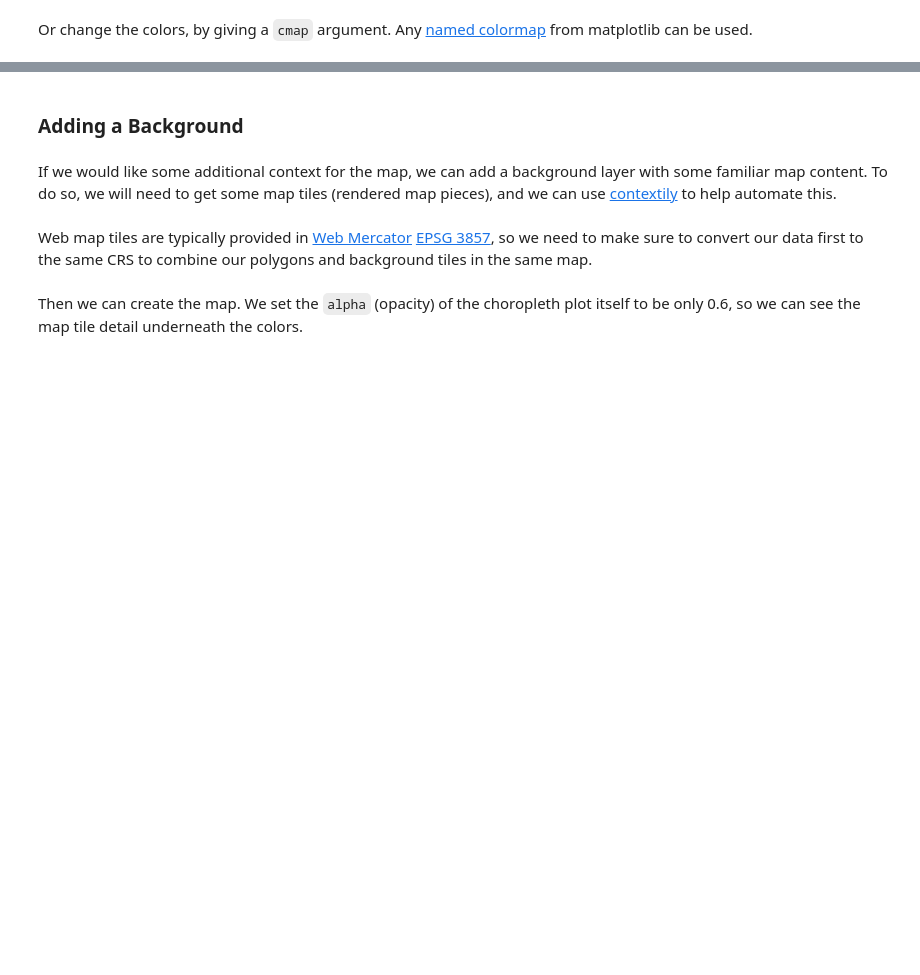
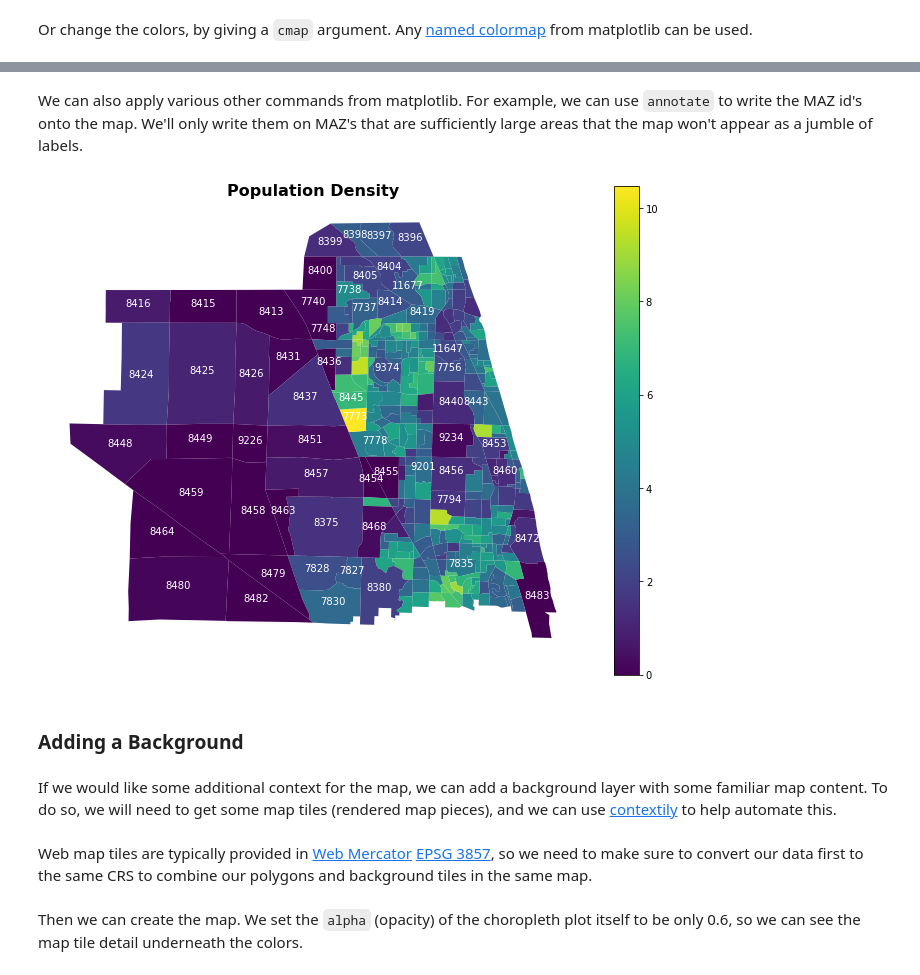
Before and after one commit to jpn--/python-for-transportation-modeling, a Jupyter notebook: course-content/geographic-analysis/static-maps.ipynb, the cells around one changed output, grey strips where cells are left out. Saved outputs shown, nothing was run; the diff lists cells and outputs as text; code cells hidden in the pictures; blank space fills up the shorter version.

```diff
--- a/course-content/geographic-analysis/static-maps.ipynb
+++ b/course-content/geographic-analysis/static-maps.ipynb
@@ -151,3 +151,27 @@ ax = maz1.plot(ax=ax, column='PopDen', legend=True, cmap='OrRd')
+# %% [markdown]
+We can also apply various other commands from matplotlib.  For example, we
+can use `annotate` to write the MAZ id's onto the map.  We'll only write them
+on MAZ's that are sufficiently large areas that the map won't appear as a
+jumble of labels.
+# %%
+def annotate_map(ax, gdf, annot, row_slice=slice(None), **kwargs):
+    gdf.loc[row_slice].apply(
+        lambda x: ax.annotate(
+            s=annot.format(**x),
+            xy=x.geometry.centroid.coords[0],
+            horizontalalignment='center',
+            **kwargs,
+        ),
+        axis=1,
+    )
+
+fig, ax = plt.subplots(figsize=(12,9))
+ax.axis('off') # don't show axis
+ax.set_title("Population Density", fontweight='bold', fontsize=16)
+ax = maz1.plot(ax=ax, column='PopDen', legend=True)
+annotate_map(ax, maz1, '{MAZ}', maz1.apply(lambda x: x.geometry.area > 1e7, axis=1), color='w')
+# %% [output]
+[figure, added]
 # %% [markdown]
 ### Adding a Background
 # %% [markdown]
```
Also changed, not shown: parts of 12 cells of this notebook.
